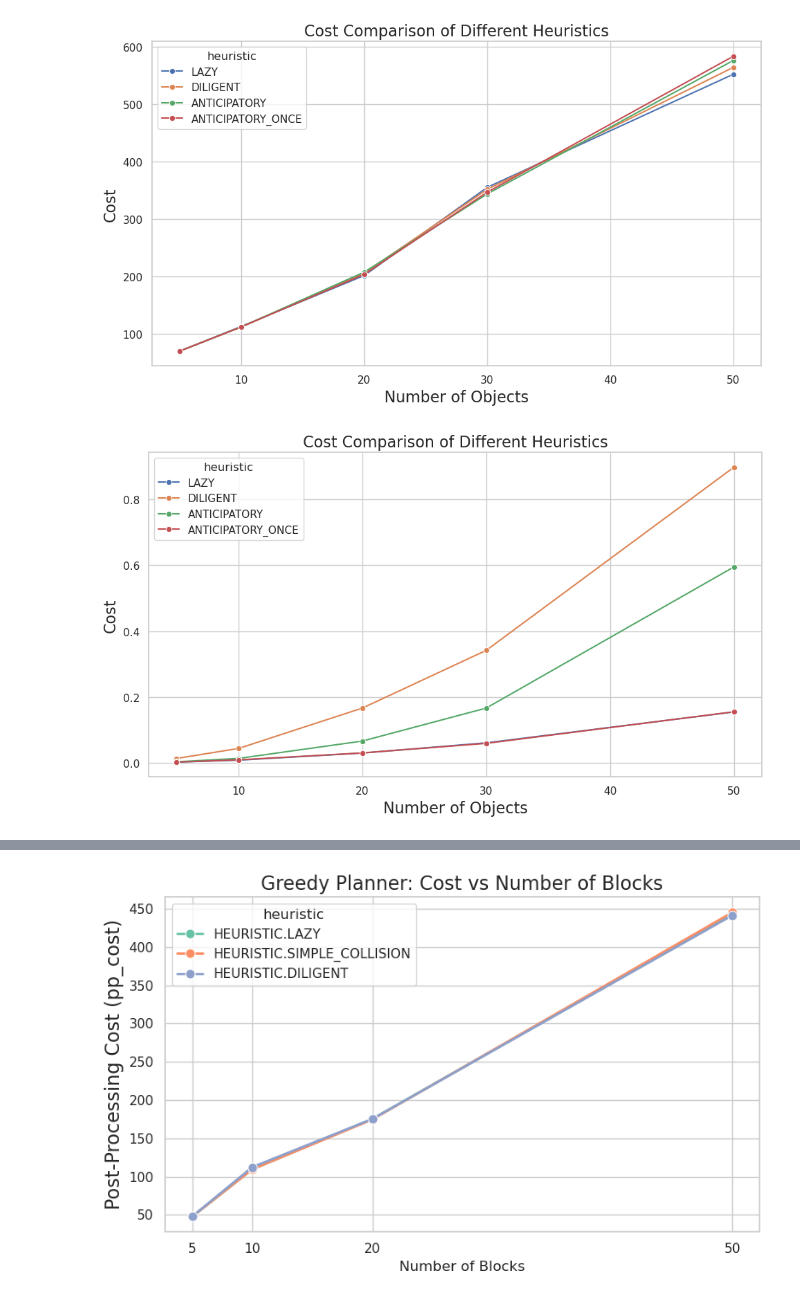
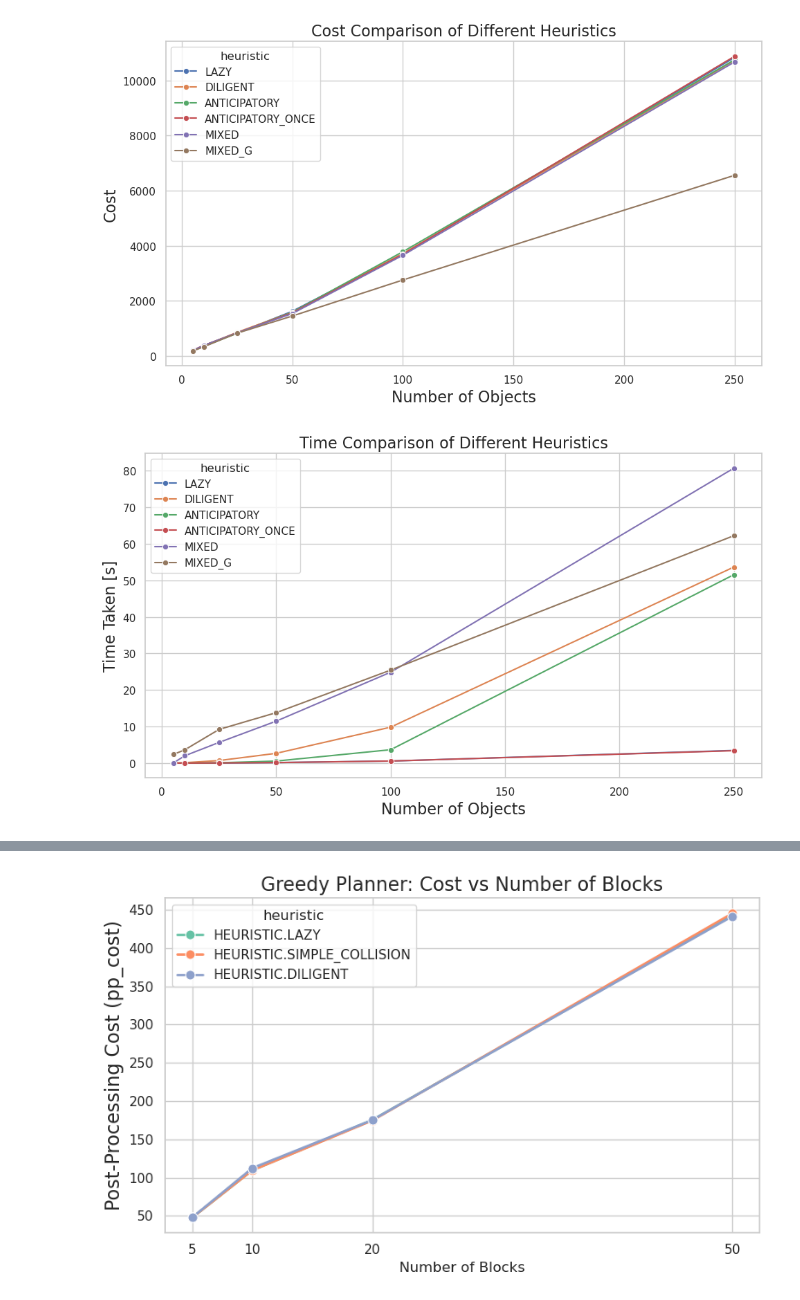
Before and after one commit to RareCentipede/modular_contruction_task_planner, a Jupyter notebook: modular_construction_task_planner/modular_construction_task_planner/scripts/plot_res.ipynb, the cells around one changed output, grey strips where cells are left out. Cells and saved outputs as stored; diff of their text form; code cells hidden in the pictures.

```diff
--- a/modular_construction_task_planner/modular_construction_task_planner/scripts/plot_res.ipynb
+++ b/modular_construction_task_planner/modular_construction_task_planner/scripts/plot_res.ipynb
@@ -6,7 +6,7 @@ import pandas as pd
 import seaborn as sns
 # %%
 results_path = "../results"
-ppm_res = pd.read_csv(f"{results_path}/planner_comparison_results.csv")
+ppm_res = pd.read_csv(f"{results_path}/new_planner_comp_results.csv")
 sns.set_theme(style="whitegrid")
 plt.rcParams.update({'font.size': 16, 'axes.labelsize': 16, 'axes.titlesize': 16})
 # %%
@@ -38,14 +38,14 @@ ax.set_title("Cost Comparison of Different Heuristics")
 plt.tight_layout()
 plt.show()
 # %% [output]
-[figure, old version]
+[figure, new version]
 # %%
 fig, ax = plt.subplots(figsize=(10, 6))
 ax = sns.lineplot(data=ppm_res, x="num_objects", y="time_taken", hue="heuristic", ax=ax, marker='o')
 ax.set_xlabel("Number of Objects")
-ax.set_ylabel("Cost")
-ax.set_title("Cost Comparison of Different Heuristics")
+ax.set_ylabel("Time Taken [s]")
+ax.set_title("Time Comparison of Different Heuristics")
 plt.tight_layout()
 plt.show()
 # %% [output]
-[figure, old version]
+[figure, new version]
```
Also changed, not shown: parts of 3 cells of this notebook, 7 other files.
